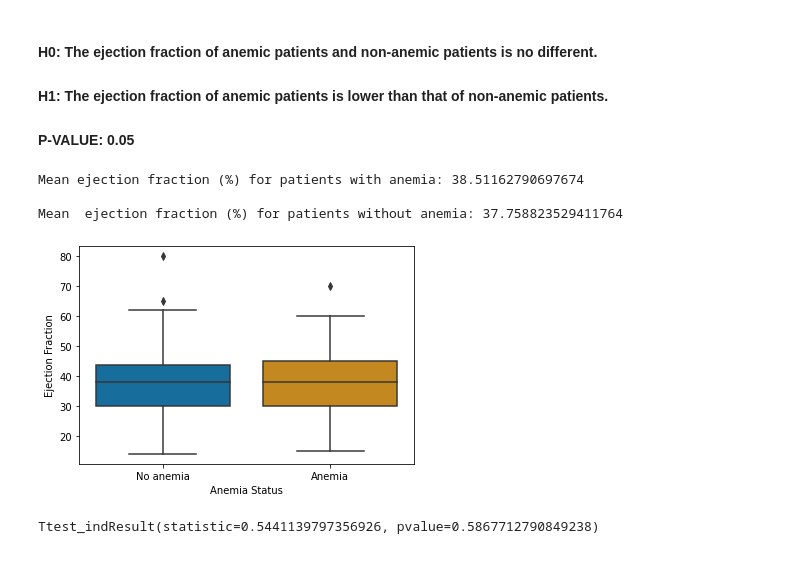
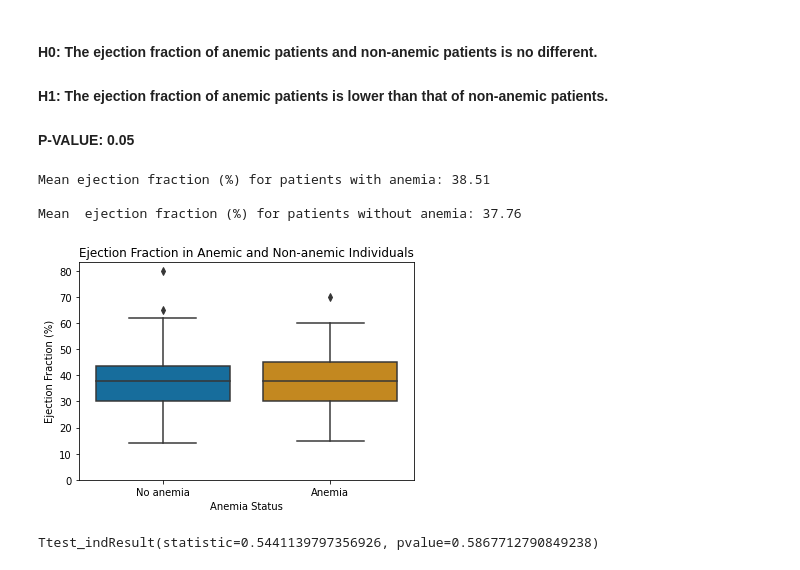
Before and after one commit to INDIG0N/anemia_data, a Jupyter notebook: notebooks/heart_failure_data.ipynb, the cells around one changed output. Cells and saved outputs as stored; diff of their text form; code cells hidden in the pictures.

```diff
--- a/notebooks/heart_failure_data.ipynb
+++ b/notebooks/heart_failure_data.ipynb
@@ -247,20 +261,24 @@ Ttest_indResult(statistic=0.9003698806485976, pvalue=0.3686529186235826)
 
 #### P-VALUE: 0.05
 # %%
-print(f'Mean ejection fraction (%) for patients with anemia: {anemia["ejection_fraction"].mean()} \n')
-print(f'Mean  ejection fraction (%) for patients without anemia: {no_anemia["ejection_fraction"].mean()}')
+print(f'Mean ejection fraction (%) for patients with anemia: {round(anemia["ejection_fraction"].mean(), 2)} \n')
+print(f'Mean  ejection fraction (%) for patients without anemia: {round(no_anemia["ejection_fraction"].mean(), 2)}')
 # %% [output]
-Mean ejection fraction (%) for patients with anemia: 38.51162790697674
+Mean ejection fraction (%) for patients with anemia: 38.51
 
-Mean  ejection fraction (%) for patients without anemia: 37.758823529411764
+Mean  ejection fraction (%) for patients without anemia: 37.76
 # %%
 g = sns.boxplot(x = heart['anaemia'], y = heart['ejection_fraction'])
 g.set_xticklabels(['No anemia', 'Anemia'])
 g.set_xlabel('Anemia Status')
-g.set_ylabel('Ejection Fraction')
-plt.show()
+g.set_ylabel('Ejection Fraction (%)')
+g.set(ylim = (0, None))
+g.set_title('Ejection Fraction in Anemic and Non-anemic Individuals')
+
+fig1 = g.get_figure()
+fig1.savefig('../images/ejection_fraction.png')
 # %% [output]
-[figure, old version]
+[figure, new version]
 # %%
 stats.ttest_ind(anemia['ejection_fraction'], no_anemia['ejection_fraction'])
 # %% [output]
```
Also changed, not shown: parts of 2 cells of this notebook, 10 other files.
